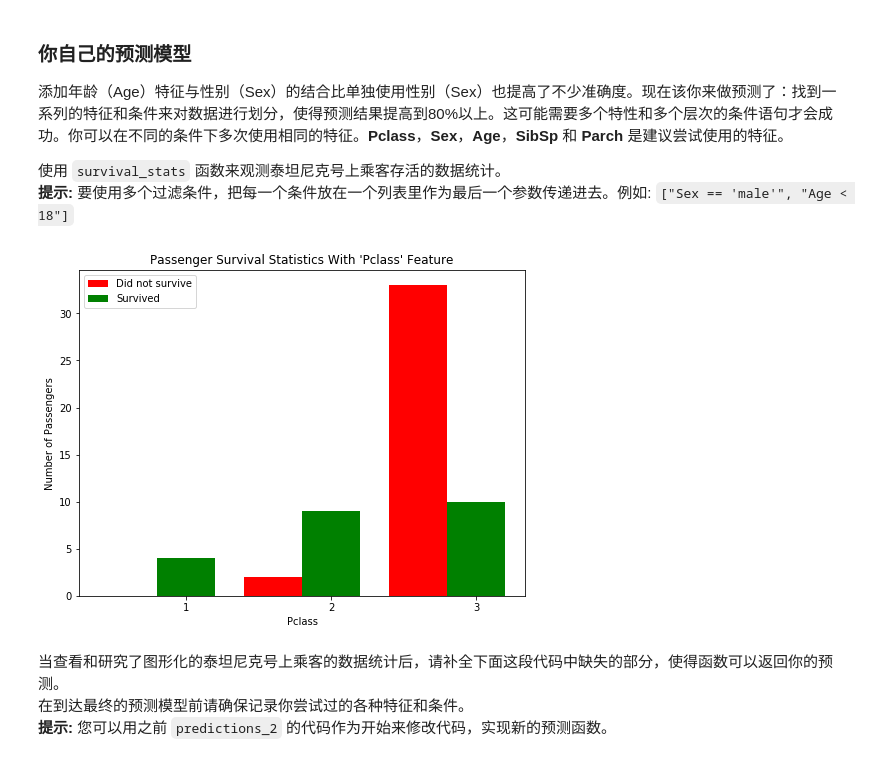
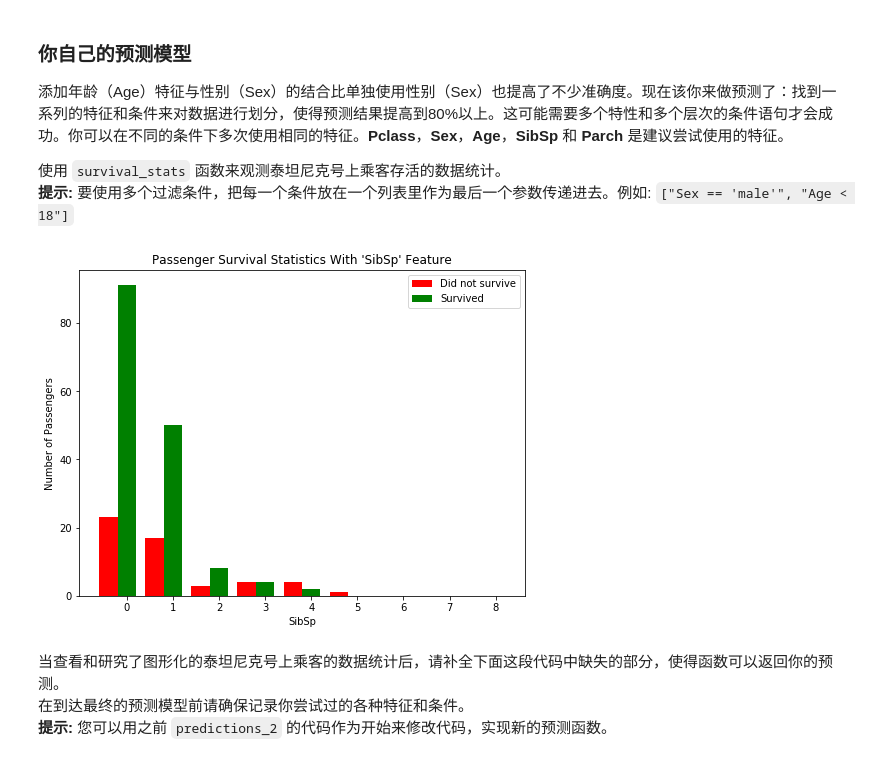
Before and after one commit to tlzjff/titanic_survival_exploration, a Jupyter notebook: titanic_survival_exploration/titanic_survival_exploration.ipynb, the cells around one changed output. Saved outputs shown, nothing was run; the diff lists cells and outputs as text; code cells hidden in the pictures.

```diff
--- a/titanic_survival_exploration/titanic_survival_exploration.ipynb
+++ b/titanic_survival_exploration/titanic_survival_exploration.ipynb
@@ -236,9 +236,9 @@ Predictions have an accuracy of 79.24%.
 使用 `survival_stats` 函数来观测泰坦尼克号上乘客存活的数据统计。
 **提示:** 要使用多个过滤条件，把每一个条件放在一个列表里作为最后一个参数传递进去。例如: `["Sex == 'male'", "Age < 18"]`
 # %%
-survival_stats(data, outcomes, 'Pclass', ["Sex == 'male'","Age < 18"])
+survival_stats(data, outcomes, 'SibSp', ["Sex == 'female'","Age < 40"])
 # %% [output]
-[figure, old version]
+[figure, new version]
 # %% [markdown]
 当查看和研究了图形化的泰坦尼克号上乘客的数据统计后，请补全下面这段代码中缺失的部分，使得函数可以返回你的预测。
 在到达最终的预测模型前请确保记录你尝试过的各种特征和条件。
```
Also changed, not shown: parts of 3 cells of this notebook, 1 other file.
